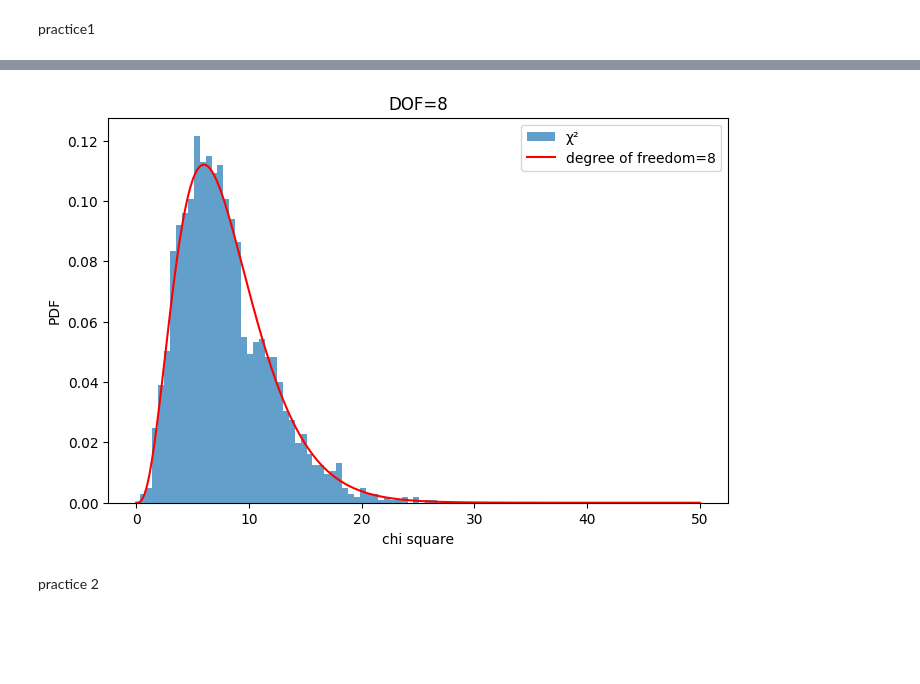
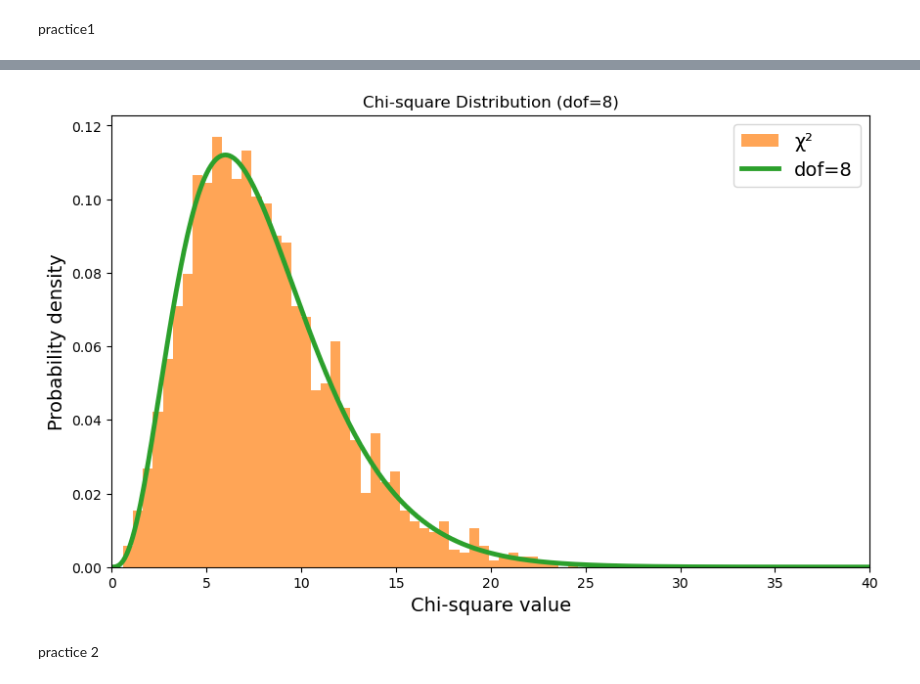
Before and after one commit to hyp0515/exp_phy_ii, a Jupyter notebook: may6/practice_1.ipynb, the cells around one changed output, grey strips where cells are left out. Drawn from its saved outputs; the diff is of its cells as text; code cells hidden in the pictures; blank space fills up the shorter version.

```diff
--- a/may6/practice_1.ipynb
+++ b/may6/practice_1.ipynb
@@ -78,14 +68,15 @@ plt.show()
 # %%
 #chi square直方圖
-plt.figure(figsize=(8, 5))
-plt.hist(chi2_values, bins=50, density=True, alpha=0.7, label='χ²')
+plt.figure(figsize=(10, 6))
+plt.hist(chi2_values, bins=50, density=True, alpha=0.7, label='χ²', color='C1')
 x_chi = np.linspace(0, 50, 500)
-plt.plot(x_chi, chi2.pdf(x_chi, df=8), 'r-', label='degree of freedom=8')
-plt.title('DOF=8')
-plt.xlabel('chi square')
-plt.ylabel('PDF')
-plt.legend()
+plt.plot(x_chi, chi2.pdf(x_chi, df=8), linestyle='-', color='C2', label='dof=8', linewidth=3.5)
+plt.title('Chi-square Distribution (dof=8)')
+plt.xlabel('Chi-square value', fontsize=14)
+plt.ylabel('Probability density', fontsize=14)
+plt.xlim(left=0, right=40)
+plt.legend(fontsize=14)
 plt.savefig("output1_2.pdf", transparent=True)
 plt.show()
 # %% [output]
-[figure, old version]
+[figure, new version]
```
Also changed, not shown: parts of 20 cells of this notebook, 7 other files.
